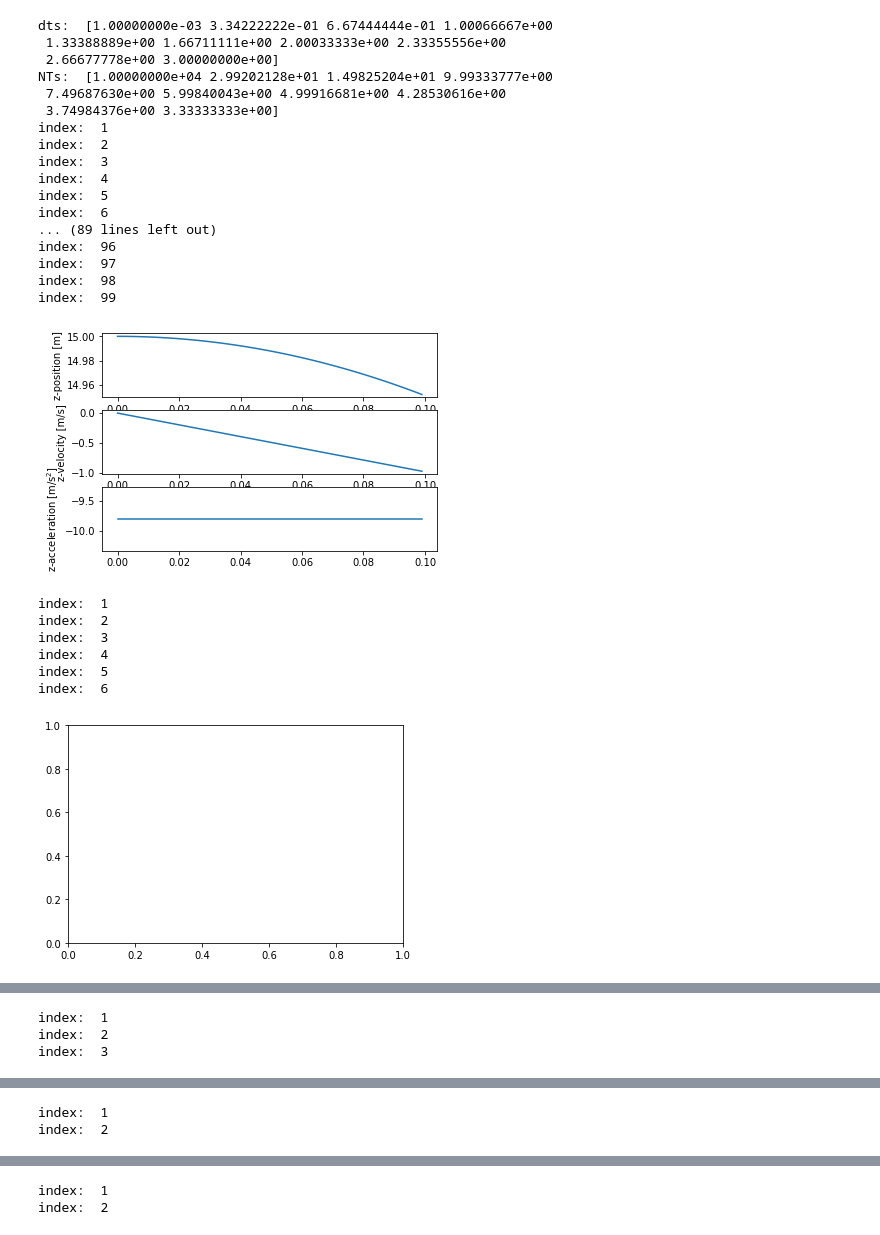
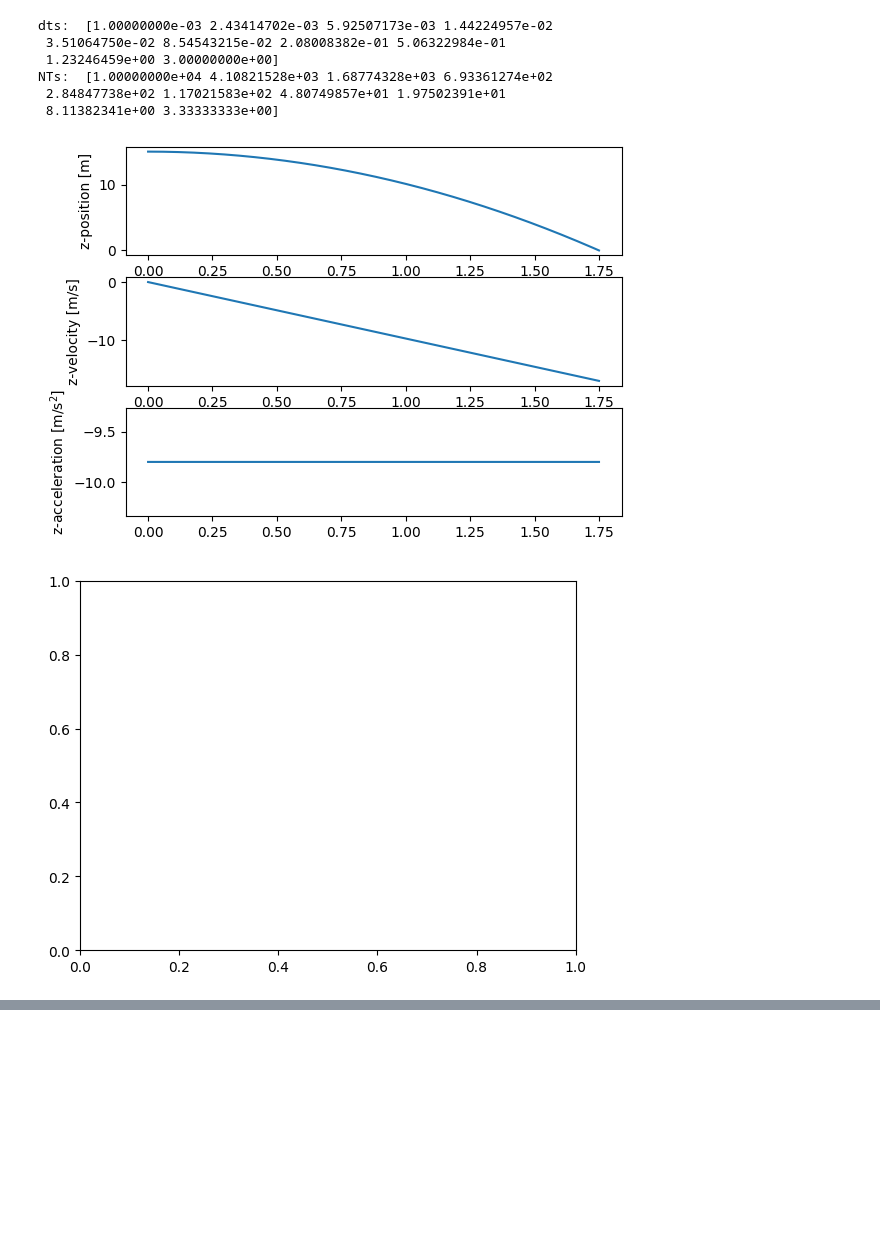
Before and after one commit to ryanjsfx2424/MyFirstRepository, a Jupyter notebook: dropped_ball_v2.ipynb, the cells around one changed output, grey strips where cells are left out. Cells and saved outputs as stored; diff of their text form; code cells hidden in the pictures; blank space fills up the shorter version.

```diff
--- a/dropped_ball_v2.ipynb
+++ b/dropped_ball_v2.ipynb
@@ -14,7 +14,8 @@ class GravitySolver:
 
         self.simulate()
         self.clean_data()
-        self.plot_results(self.posz, self.velz, self.accz)
+        self.save_results()
+        self.plot_simulation(self.posz, self.velz, self.accz)
 
     def init_constants(self):
         self.NewtonG = 6.67e-11 # m^3 kg^-1 s^-2 [N m^2 kg^-2]
@@ -90,8 +91,8 @@ class GravitySolver:
             return self.accz[0]
 
     def simulate(self):
-        for index in range(1,NT):
-            print("index: ", index)
+        for index in range(1,self.NT):
+            #print("index: ", index)
             self.time[index] = self.update_time(index)
             self.posx[index] = self.update_posx()
             self.posy[index] = self.update_posy()
@@ -142,7 +143,7 @@ class GravitySolver:
 
         np.savez_compressed(filename, data)
 
-    def plot_results(self, posz, velz, accz):
+    def plot_simulation(self, posz, velz, accz):
         fig,axs = plt.subplots(3)
 
         yvalues = [posz, velz, accz]
@@ -199,37 +182,22 @@ index:  18
 # %%
 ## convergence study
-t0 = NT*dt
-dts = np.linspace(1e-3, 3, 10) #[1e-3, 1e-2, 0.1, 10]
-NTs = t0/dts
+tsim = NT*dt
+dts = np.logspace(np.log10(1e-3), np.log10(3), 10) #[1e-3, 1e-2, 0.1, 10]
+NTs = tsim/dts
 
 print("dts: ", dts)
 print("NTs: ", NTs)
 
+gravitySolverObjects = []
 for i in range(len(dts)):
     gravitySolverObject = GravitySolver(dts[i], problem_type, int(NTs[i]), posxI, posyI, poszI, velxI, velyI, velzI, accxI, accyI, acczI)
+    gravitySolverObjects.append(gravitySolverObject)
 # %% [output]
-dts:  [1.00000000e-03 3.34222222e-01 6.67444444e-01 1.00066667e+00
- 1.33388889e+00 1.66711111e+00 2.00033333e+00 2.33355556e+00
- 2.66677778e+00 3.00000000e+00]
-NTs:  [1.00000000e+04 2.99202128e+01 1.49825204e+01 9.99333777e+00
- 7.49687630e+00 5.99840043e+00 4.99916681e+00 4.28530616e+00
- 3.74984376e+00 3.33333333e+00]
-index:  1
-index:  2
-index:  3
-index:  4
-index:  5
-index:  6
-... (89 lines left out)
-index:  96
-index:  97
-index:  98
-index:  99
+dts:  [1.00000000e-03 2.43414702e-03 5.92507173e-03 1.44224957e-02
+ 3.51064750e-02 8.54543215e-02 2.08008382e-01 5.06322984e-01
+ 1.23246459e+00 3.00000000e+00]
+NTs:  [1.00000000e+04 4.10821528e+03 1.68774328e+03 6.93361274e+02
+ 2.84847738e+02 1.17021583e+02 4.80749857e+01 1.97502391e+01
+ 8.11382341e+00 3.33333333e+00]
-[figure, old version]
+[figure, new version]
-index:  1
-index:  2
-index:  3
-index:  4
-index:  5
-index:  6
-[figure, old version]
+[figure, new version]
@@ -237,3 +204,0 @@ index:  6
-index:  1
-index:  2
-index:  3
@@ -242,2 +206,0 @@ index:  3
-index:  1
-index:  2
@@ -246,2 +208,0 @@ index:  2
-index:  1
-index:  2
```
Also changed, not shown: parts of 6 cells of this notebook.
